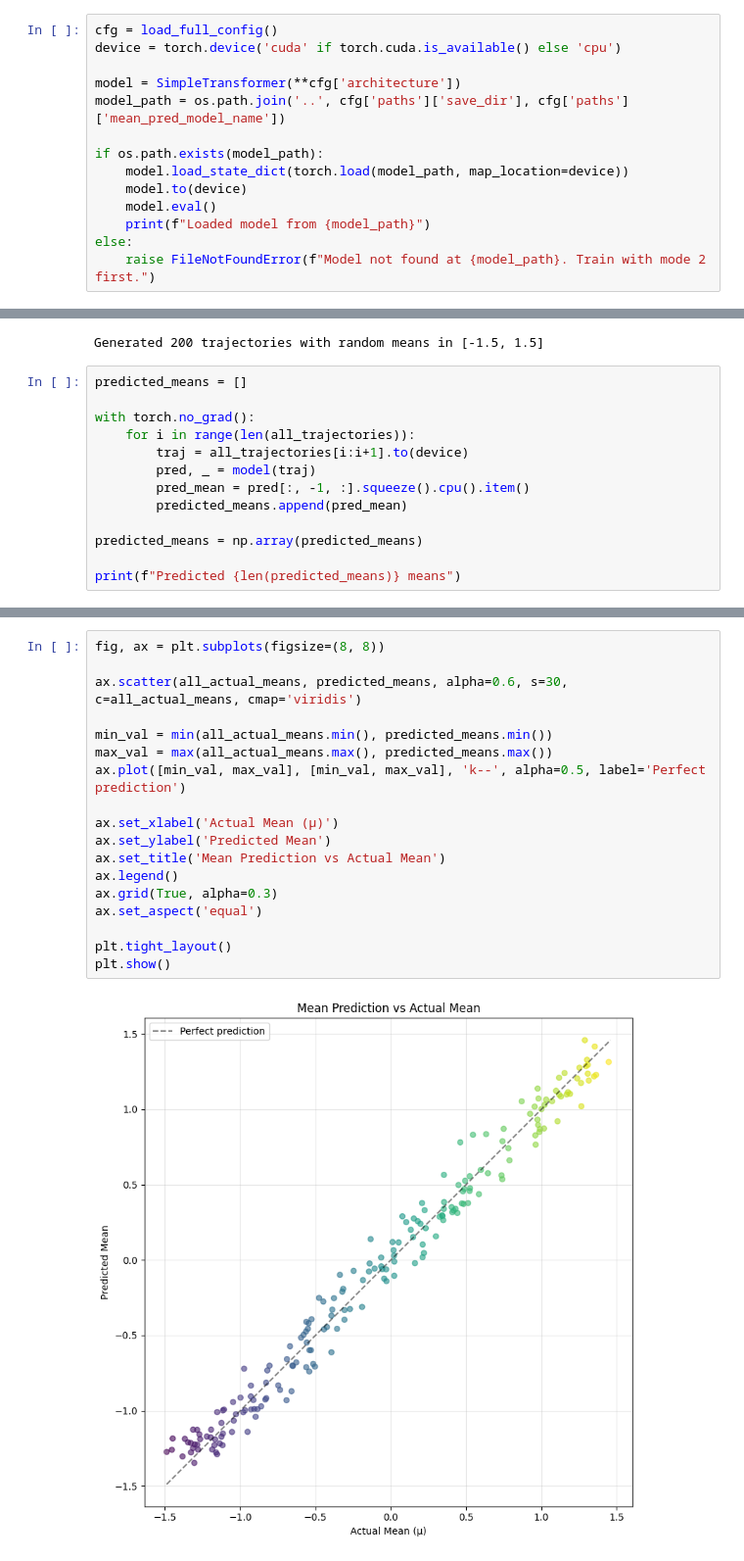
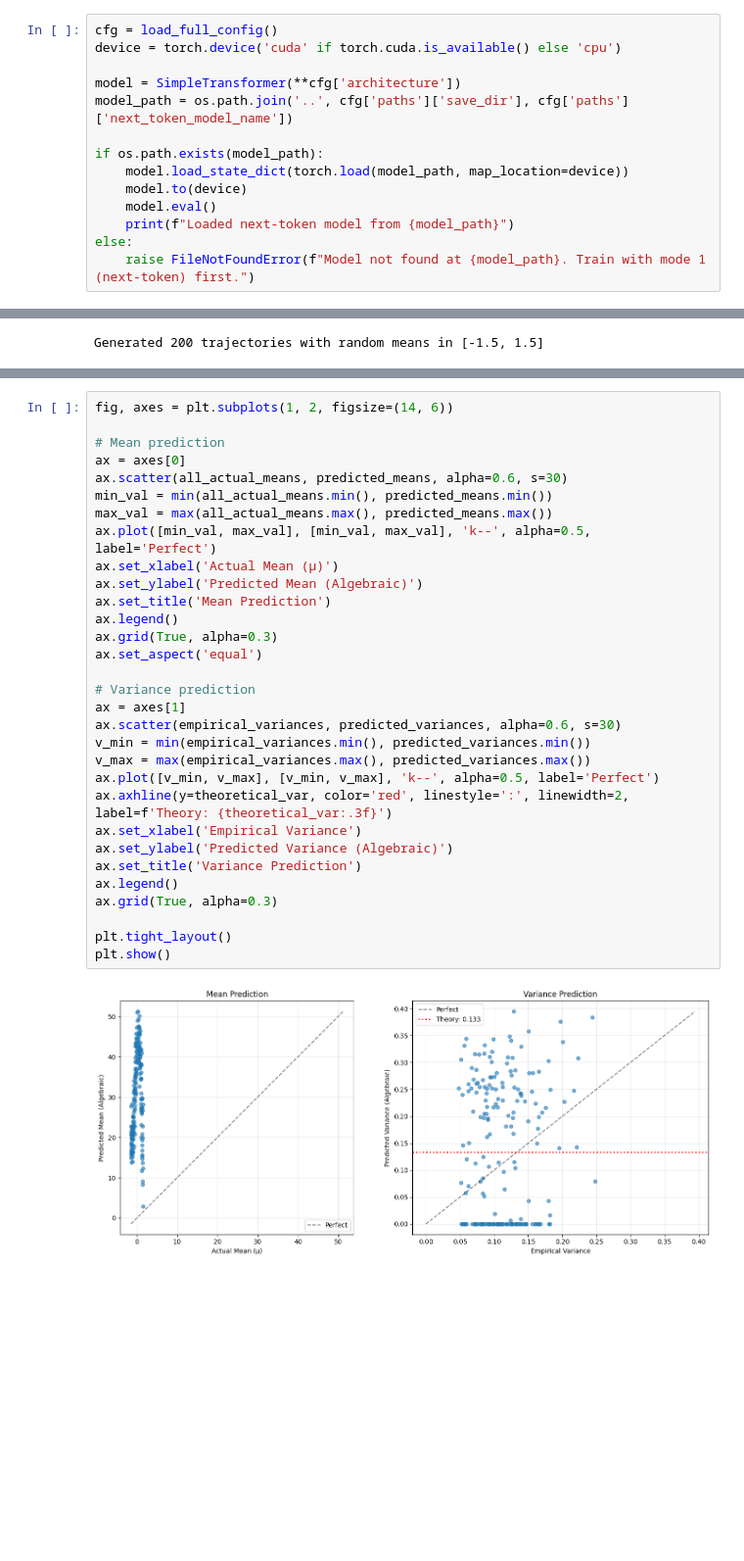
Before and after one commit to Syed-Masrur-Ahmed/transformer-causal-dynamics, a Jupyter notebook: notebooks/04_mean_prediction.ipynb, the cells around one changed output, grey strips where cells are left out. Shown at 98% size. Cells and saved outputs as stored; diff of their text form; blank space fills up the shorter version.

Commit message:
next step

```diff
--- a/notebooks/04_mean_prediction.ipynb
+++ b/notebooks/04_mean_prediction.ipynb
@@ -15,13 +16,13 @@ cfg = load_full_config()
 device = torch.device('cuda' if torch.cuda.is_available() else 'cpu')
 
 model = SimpleTransformer(**cfg['architecture'])
-model_path = os.path.join('..', cfg['paths']['save_dir'], cfg['paths']['mean_pred_model_name'])
+model_path = os.path.join('..', cfg['paths']['save_dir'], cfg['paths']['next_token_model_name'])
 
 if os.path.exists(model_path):
     model.load_state_dict(torch.load(model_path, map_location=device))
     model.to(device)
     model.eval()
-    print(f"Loaded model from {model_path}")
+    print(f"Loaded next-token model from {model_path}")
 else:
-    raise FileNotFoundError(f"Model not found at {model_path}. Train with mode 2 first.")
+    raise FileNotFoundError(f"Model not found at {model_path}. Train with mode 1 (next-token) first.")
 # %% [output]
@@ -54,16 +55,3 @@ all_actual_means = np.array(all_actual_means)
 print(f"Generated {len(all_trajectories)} trajectories with random means in [{mean_min}, {mean_max}]")
 # %% [output]
 Generated 200 trajectories with random means in [-1.5, 1.5]
-# %%
-predicted_means = []
-
-with torch.no_grad():
-    for i in range(len(all_trajectories)):
-        traj = all_trajectories[i:i+1].to(device)
-        pred, _ = model(traj)
-        pred_mean = pred[:, -1, :].squeeze().cpu().item()
-        predicted_means.append(pred_mean)
-
-predicted_means = np.array(predicted_means)
-
-print(f"Predicted {len(predicted_means)} means")
@@ -72,23 +86,36 @@ Predicted 200 means
 # %%
-fig, ax = plt.subplots(figsize=(8, 8))
+fig, axes = plt.subplots(1, 2, figsize=(14, 6))
 
-ax.scatter(all_actual_means, predicted_means, alpha=0.6, s=30, c=all_actual_means, cmap='viridis')
-
+# Mean prediction
+ax = axes[0]
+ax.scatter(all_actual_means, predicted_means, alpha=0.6, s=30)
 min_val = min(all_actual_means.min(), predicted_means.min())
 max_val = max(all_actual_means.max(), predicted_means.max())
-ax.plot([min_val, max_val], [min_val, max_val], 'k--', alpha=0.5, label='Perfect prediction')
-
+ax.plot([min_val, max_val], [min_val, max_val], 'k--', alpha=0.5, label='Perfect')
 ax.set_xlabel('Actual Mean (μ)')
-ax.set_ylabel('Predicted Mean')
-ax.set_title('Mean Prediction vs Actual Mean')
+ax.set_ylabel('Predicted Mean (Algebraic)')
+ax.set_title('Mean Prediction')
 ax.legend()
 ax.grid(True, alpha=0.3)
 ax.set_aspect('equal')
 
+# Variance prediction
+ax = axes[1]
+ax.scatter(empirical_variances, predicted_variances, alpha=0.6, s=30)
+v_min = min(empirical_variances.min(), predicted_variances.min())
+v_max = max(empirical_variances.max(), predicted_variances.max())
+ax.plot([v_min, v_max], [v_min, v_max], 'k--', alpha=0.5, label='Perfect')
+ax.axhline(y=theoretical_var, color='red', linestyle=':', linewidth=2, label=f'Theory: {theoretical_var:.3f}')
+ax.set_xlabel('Empirical Variance')
+ax.set_ylabel('Predicted Variance (Algebraic)')
+ax.set_title('Variance Prediction')
+ax.legend()
+ax.grid(True, alpha=0.3)
+
 plt.tight_layout()
 plt.show()
 # %% [output]
-[figure, old version]
+[figure, new version]
 # %%
 idx = np.random.randint(0, len(all_trajectories))
 traj = all_trajectories[idx].squeeze().cpu().numpy()
```
Also changed, not shown: parts of 5 cells of this notebook, 11 other files.
